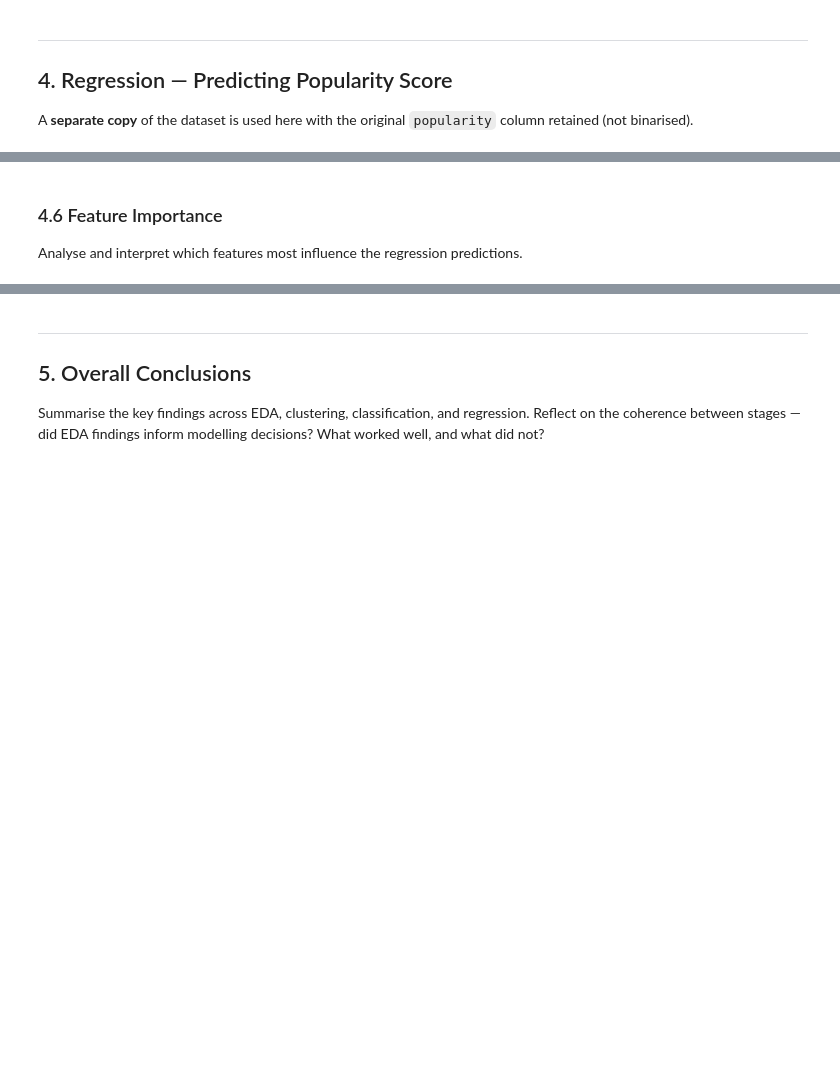
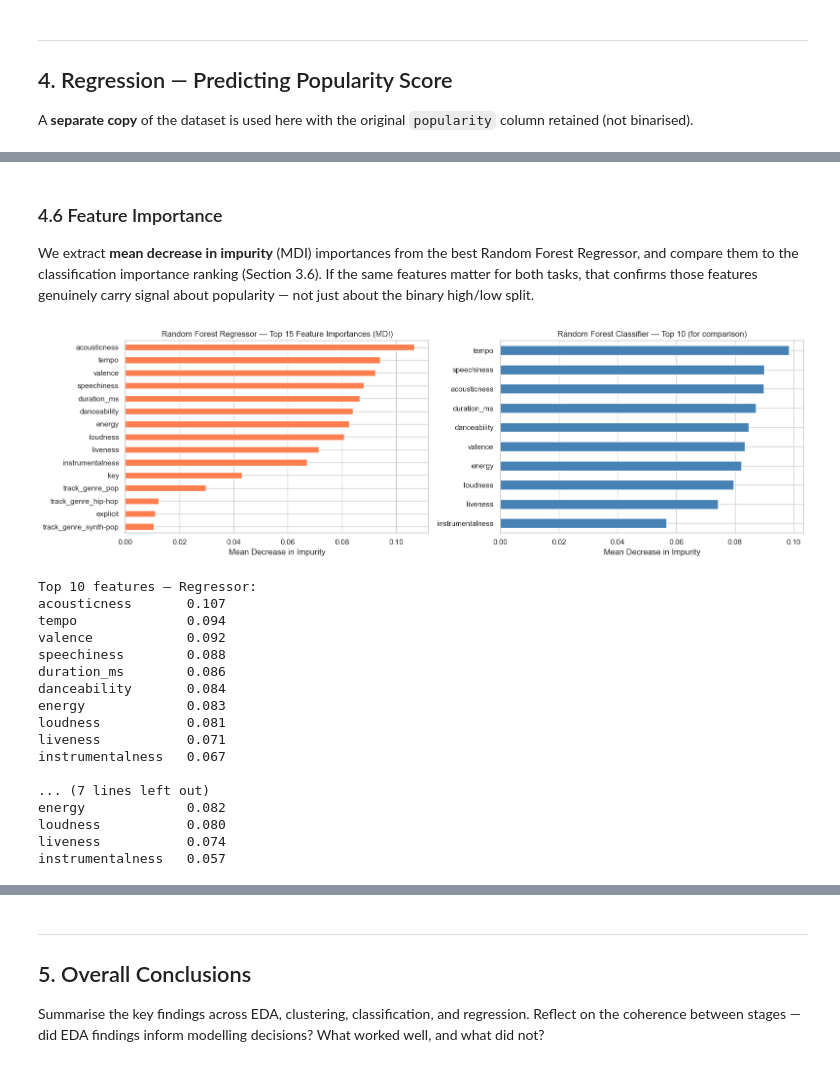
Before and after one commit to CallanMark/Data-Mining-Project, a Jupyter notebook: implementation.ipynb, the cells around one changed output, grey strips where cells are left out. Drawn from its saved outputs; the diff is of its cells as text; code cells hidden in the pictures; blank space fills up the shorter version.

```diff
--- a/implementation.ipynb
+++ b/implementation.ipynb
@@ -1210,4 +1501,65 @@ Compare models. Justify the evaluation metric used for selection (e.g. RMSE vs R
 # %% [markdown]
 ### 4.6 Feature Importance
 
-Analyse and interpret which features most influence the regression predictions.
+We extract **mean decrease in impurity** (MDI) importances from the best Random Forest Regressor, and compare them to the classification importance ranking (Section 3.6). If the same features matter for both tasks, that confirms those features genuinely carry signal about popularity — not just about the binary high/low split.
+# %%
+# ── Regressor feature importance ──────────────────────────────────────────────
+ohe_names_r  = best_rfr.named_steps['pre'].named_transformers_['genre'] \
+                    .get_feature_names_out(cat_cols_r).tolist()
+feat_names_r = skewed_cols_r + outlier_cols_r + normal_cols_r + ohe_names_r + bool_cols_r
+
+importances_r = best_rfr.named_steps['reg'].feature_importances_
+feat_imp_r    = pd.Series(importances_r, index=feat_names_r).sort_values(ascending=False)
+
+fig, axes = plt.subplots(1, 2, figsize=(16, 5))
+
+# Regression importances
+feat_imp_r.head(15).sort_values().plot(kind='barh', ax=axes[0], color='coral')
+axes[0].set_title('Random Forest Regressor — Top 15 Feature Importances (MDI)')
+axes[0].set_xlabel('Mean Decrease in Impurity')
+
+# Retrieve classifier importances for comparison (from Section 3)
+ohe_names_clf = best_rf.named_steps['pre'].named_transformers_['genre'] \
+                    .get_feature_names_out(cat_cols).tolist()
+feat_names_clf = skewed_cols + outlier_cols + normal_cols + ohe_names_clf + bool_cols
+feat_imp_clf   = pd.Series(best_rf.named_steps['clf'].feature_importances_,
+                            index=feat_names_clf).sort_values(ascending=False)
+
+# Side-by-side rank comparison (top 10)
+compare_df = pd.DataFrame({
+    'Classifier Rank': range(1, 11),
+    'Feature (Classifier)': feat_imp_clf.head(10).index,
+    'Regressor Rank': [feat_imp_r.index.get_loc(f) + 1 if f in feat_imp_r.index else '-'
+                       for f in feat_imp_clf.head(10).index],
+}).set_index('Classifier Rank')
+
+feat_imp_clf.head(10).sort_values().plot(kind='barh', ax=axes[1], color='steelblue', label='Classifier')
+axes[1].set_title('Random Forest Classifier — Top 10 (for comparison)')
+axes[1].set_xlabel('Mean Decrease in Impurity')
+
+plt.tight_layout()
+plt.show()
+
+print("Top 10 features — Regressor:")
+print(feat_imp_r.head(10).round(4).to_string())
+print("\nTop 10 features — Classifier (Section 3.6):")
+print(feat_imp_clf.head(10).round(4).to_string())
+# %% [output]
+[figure, added]
+Top 10 features — Regressor:
+acousticness       0.107
+tempo              0.094
+valence            0.092
+speechiness        0.088
+duration_ms        0.086
+danceability       0.084
+energy             0.083
+loudness           0.081
+liveness           0.071
+instrumentalness   0.067
+
+... (7 lines left out)
+energy             0.082
+loudness           0.080
+liveness           0.074
+instrumentalness   0.057
```
Also changed, not shown: parts of 19 cells of this notebook.
